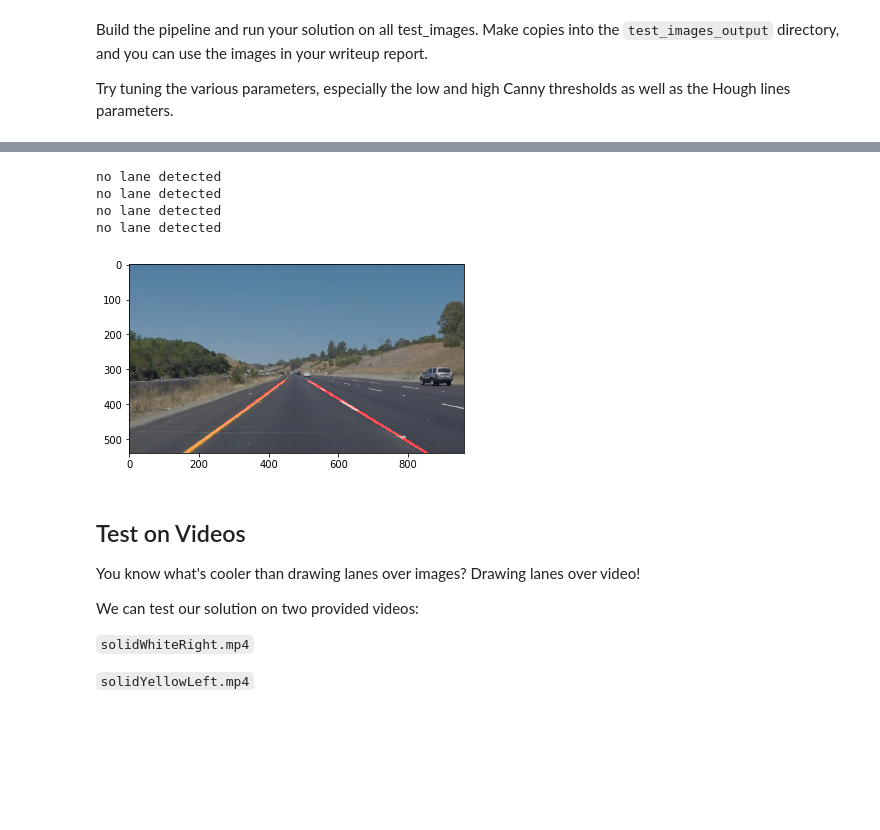
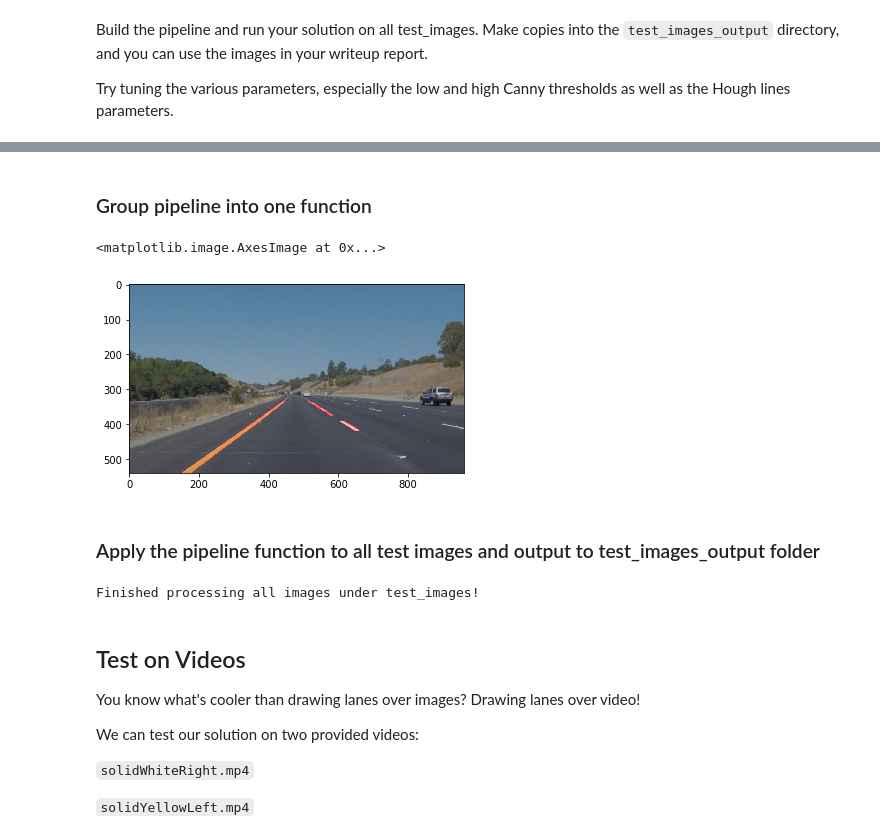
Before and after one commit to glc12125/CarND-LaneLines-P1, a Jupyter notebook: P1.ipynb, the cells around one changed output, grey strips where cells are left out. Drawn from its saved outputs; the diff is of its cells as text; code cells hidden in the pictures; blank space fills up the shorter version.

```diff
--- a/P1.ipynb
+++ b/P1.ipynb
@@ -49,3 +49,10 @@ import cv2
 %matplotlib inline
 # %% [markdown]
 ## Read in an Image
+# %%
+#reading in an image
+image = mpimg.imread('test_images/solidWhiteRight.jpg')
+
+#printing out some stats and plotting
+print('This image is:', type(image), 'with dimensions:', image.shape)
+plt.imshow(image)  # if you wanted to show a single color channel image called 'gray', for example, call as plt.imshow(gray, cmap='gray')
@@ -455,0 +470,7 @@ Try tuning the various parameters, especially the low and high Canny thresholds
+# %%
+#reading in an image
+test_image = mpimg.imread('test_images/solidWhiteRight.jpg')
+
+#printing out some stats and plotting
+print('This image is:', type(test_image), 'with dimensions:', test_image.shape)
+plt.imshow(test_image)  # if you wanted to show a single color channel image called 'gray', for example, call as plt.imshow(gray, cmap='gray')
@@ -455,0 +533,10 @@ Try tuning the various parameters, especially the low and high Canny thresholds
+# %%
+# Define the Hough transform parameters
+# Make a blank the same size as our image to draw on
+rho = 2 # distance resolution in pixels of the Hough grid
+theta = np.pi/180 # angular resolution in radians of the Hough grid
+threshold = 35     # minimum number of votes (intersections in Hough grid cell)
+min_line_length = 20  #minimum number of pixels making up a line
+max_line_gap = 20    # maximum gap in pixels between connectable line segments
+line_image = hough_lines_direct(masked_img, rho, theta, threshold, min_line_length, max_line_gap)
+plt.imshow(line_image, cmap='gray')
@@ -455,0 +548,5 @@ Try tuning the various parameters, especially the low and high Canny thresholds
+# %%
+# Draw lane lines on the original image
+initial_image = test_image.astype('uint8')
+annotated_image = weighted_img(line_image, initial_image)
+plt.imshow(annotated_image)
@@ -456,10 +556,11 @@ Try tuning the various parameters, especially the low and high Canny thresholds
+# %% [markdown]
+### Group pipeline into one function
 # %%
 # TODO: Build your pipeline that will draw lane lines on the test_images
 # then save them to the test_images_output directory.
 
-def lane_detection_pipeline(original_image):
+def lane_detection_pipeline(img):
     # Only keep white and yellow pixels in the image, all other pixels become black
-    img = filter_colors(original_image)
     gray_img = grayscale(img)
     blured_img = gaussian_blur(gray_img, 3)
     low_threshold = 50
@@ -473,48 +574,51 @@ def lane_detection_pipeline(original_image):
     # Region-of-interest vertices
     # We want a trapezoid shape, with bottom edge at the bottom of the image
     trap_bottom_width = 0.85  # width of bottom edge of trapezoid, expressed as percentage of image width
     trap_top_width = 0.08  # ditto for top edge of trapezoid
     trap_height = 0.38  # height of the trapezoid expressed as percentage of image height
 
     vertices = np.array([[\
         ((width * (1 - trap_bottom_width)) // 2, height),\
         ((width * (1 - trap_top_width)) // 2, height - height * trap_height),\
         (width - (width * (1 - trap_top_width)) // 2, height - height * trap_height),\
         (width - (width * (1 - trap_bottom_width)) // 2, height)]]\
         , dtype=np.int32)
     masked_img = region_of_interest(edges, vertices)
 
     # Define the Hough transform parameters
     # Make a blank the same size as our image to draw on
     rho = 2 # distance resolution in pixels of the Hough grid
     theta = np.pi/180 # angular resolution in radians of the Hough grid
     threshold = 35     # minimum number of votes (intersections in Hough grid cell)
     min_line_length = 20  #minimum number of pixels making up a line
     max_line_gap = 20    # maximum gap in pixels between connectable line segments
-    max_height = height - height * trap_height
-    line_image = hough_lines(masked_img, rho, theta, threshold, min_line_length, max_line_gap, max_height)
+    line_image = hough_lines_direct(masked_img, rho, theta, threshold, min_line_length, max_line_gap)
 
     # Draw lane lines on the original image
-    initial_image = original_image.astype('uint8')
+    initial_image = img.astype('uint8')
     annotated_image = weighted_img(line_image, initial_image)
     return annotated_image
 
 # Finding lane line on one image
 annotated_image = lane_detection_pipeline(mpimg.imread('test_images/solidYellowCurve.jpg'))
 plt.imshow(annotated_image)
-
-for img_path in os.listdir("test_images/"):
-    if not img_path.lower().endswith('.jpg'):
-        continue
-    img = cv2.imread("test_images/" + img_path)
-    lines_img = lane_detection_pipeline(img)
-    cv2.imwrite("test_images_output/" + img_path, lines_img)
 # %% [output]
-no lane detected
-no lane detected
-no lane detected
-no lane detected
+<matplotlib.image.AxesImage at 0x...>
-[figure, old version]
+[figure, new version]
+# %% [markdown]
+### Apply the pipeline function to all test images and output to test_images_output folder
+# %%
+import os
+
+for img_path in os.listdir("test_images/"):
+    if not img_path.lower().endswith('.jpg'):
+        continue
+    img = cv2.imread("test_images/" + img_path)
+    lines_img = lane_detection_pipeline(img)
+    cv2.imwrite("test_images_output/" + img_path, lines_img)
+print('Finished processing all images under test_images!')
+# %% [output]
+Finished processing all images under test_images!
 # %% [markdown]
 ## Test on Videos
 
```
Also changed, not shown: parts of 32 cells of this notebook.
